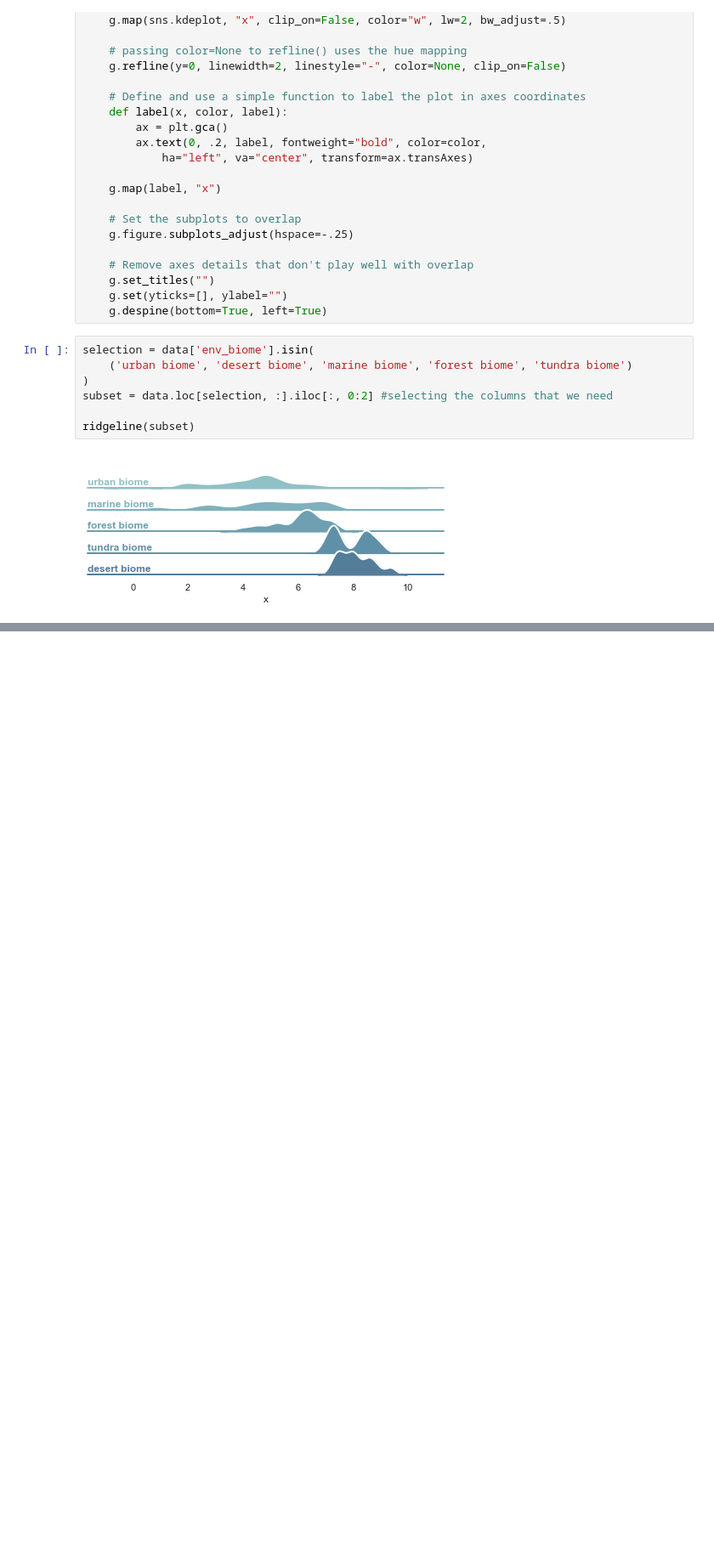
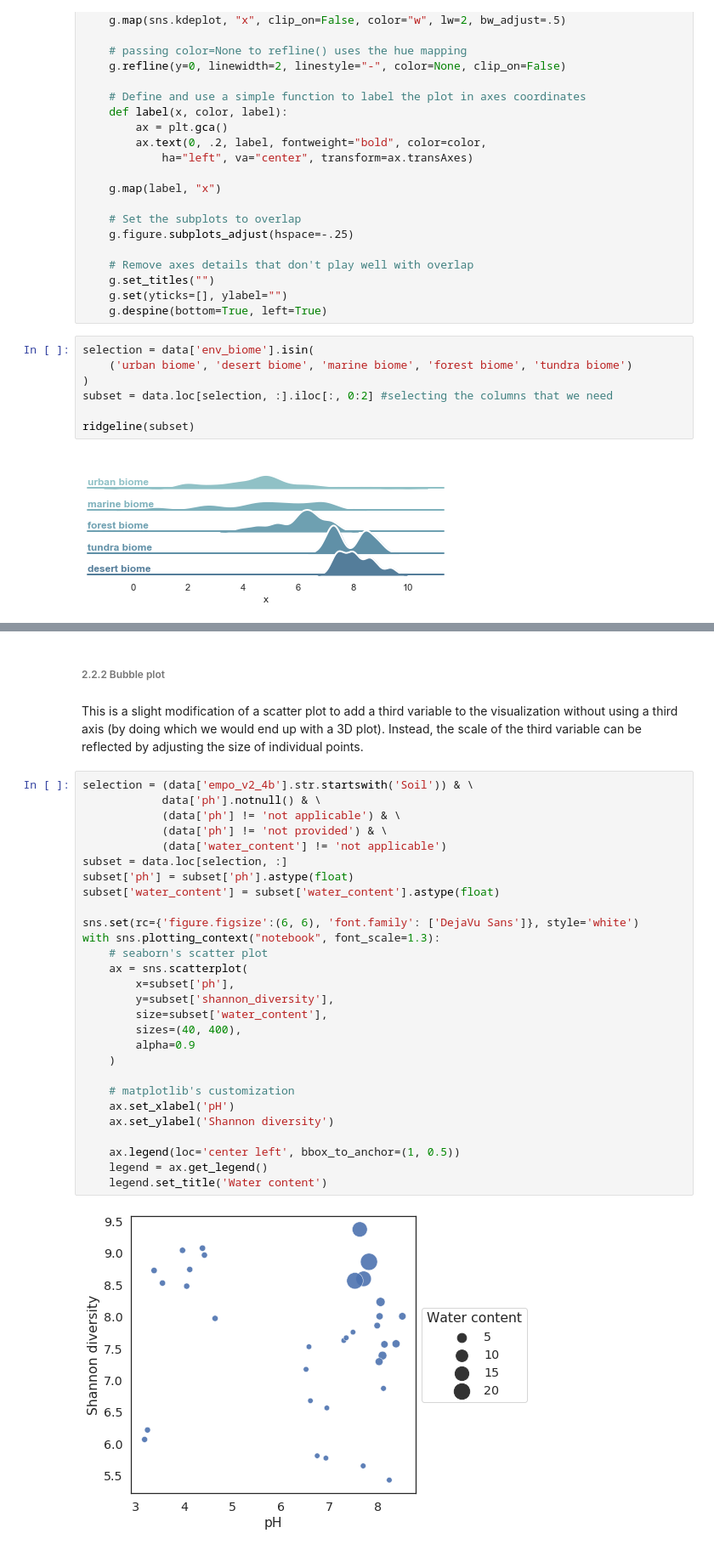
Before and after one commit to fsb-edu/DataVisualizationBook, a Jupyter notebook: DataVis_JB/chapters/chart_types.ipynb, the cells around one changed output, grey strips where cells are left out. Shown at 85% size. Drawn from its saved outputs; the diff is of its cells as text; blank space fills up the shorter version.

```diff
--- a/DataVis_JB/chapters/chart_types.ipynb
+++ b/DataVis_JB/chapters/chart_types.ipynb
@@ -217,0 +246,34 @@ ridgeline(subset)
+# %% [markdown]
+###### 2.2.2 Bubble plot
+# %% [markdown]
+This is a slight modification of a scatter plot to add a third variable to the visualization without using a third axis (by doing which we would end up with a 3D plot). Instead, the scale of the third variable can be reflected by adjusting the size of individual points.
+# %%
+selection = (data['empo_v2_4b'].str.startswith('Soil')) & \
+            data['ph'].notnull() & \
+            (data['ph'] != 'not applicable') & \
+            (data['ph'] != 'not provided') & \
+            (data['water_content'] != 'not applicable')
+subset = data.loc[selection, :]
+subset['ph'] = subset['ph'].astype(float)
+subset['water_content'] = subset['water_content'].astype(float)
+
+sns.set(rc={'figure.figsize':(6, 6), 'font.family': ['DejaVu Sans']}, style='white')
+with sns.plotting_context("notebook", font_scale=1.3):
+    # seaborn's scatter plot
+    ax = sns.scatterplot(
+        x=subset['ph'],
+        y=subset['shannon_diversity'],
+        size=subset['water_content'],
+        sizes=(40, 400),
+        alpha=0.9
+    )
+
+    # matplotlib's customization
+    ax.set_xlabel('pH')
+    ax.set_ylabel('Shannon diversity')
+
+    ax.legend(loc='center left', bbox_to_anchor=(1, 0.5))
+    legend = ax.get_legend()
+    legend.set_title('Water content')
+# %% [output]
+[figure, added]
```
Also changed, not shown: parts of 17 cells of this notebook.
